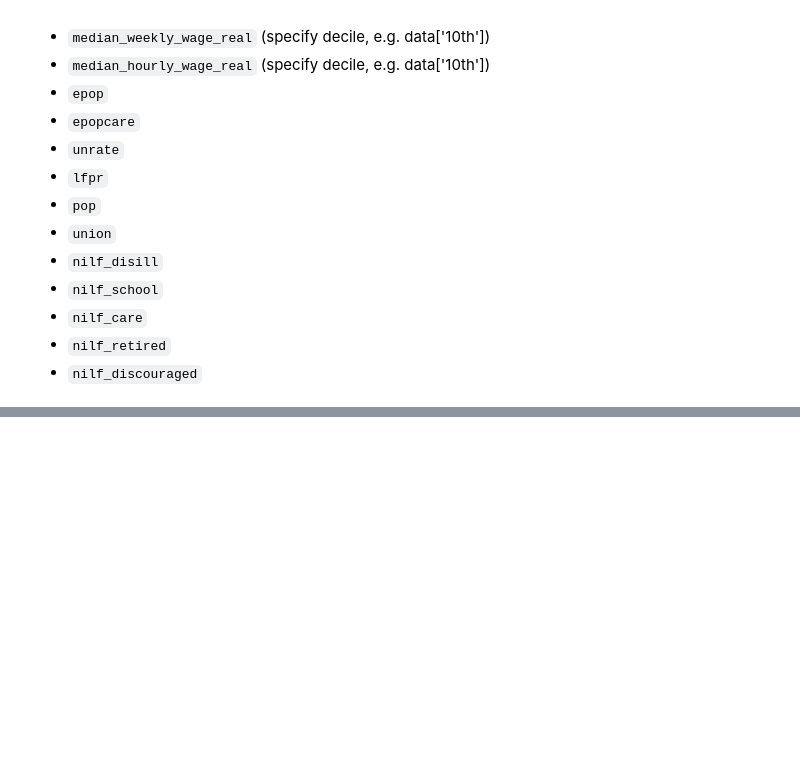
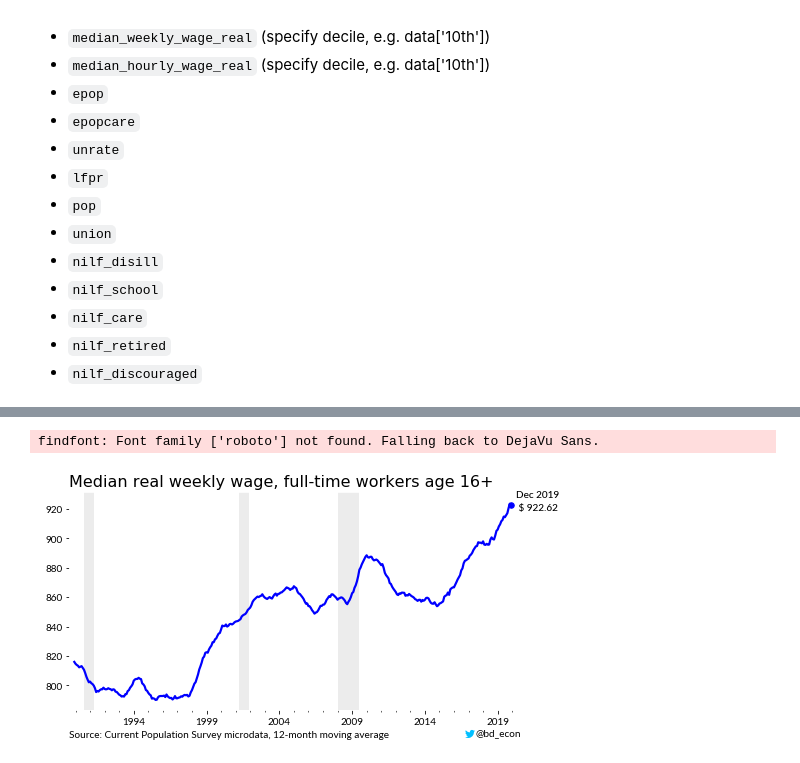
Before and after one commit to bdecon/econ_data, a Jupyter notebook: micro/bd_CPS_grapher.ipynb, the cells around one changed output, grey strips where cells are left out. Drawn from its saved outputs; the diff is of its cells as text; code cells hidden in the pictures; blank space fills up the shorter version.

```diff
--- a/micro/bd_CPS_grapher.ipynb
+++ b/micro/bd_CPS_grapher.ipynb
@@ -410,0 +411,12 @@ labor_mkt_grapher(title, data, 'blue')
+# %%
+# Example 2
+filters = ' WORKFT == 1 and AGE >= 16'
+group = 'full-time workers age 16+'
+calc_type = 'weekly_wage_real'
+decile = 0.5
+title = f'Median real weekly wage, {group}'
+data = data_retriever(filters, calc_type, decile)
+labor_mkt_grapher(title, data, 'blue')
+# %% [output]
+findfont: Font family ['roboto'] not found. Falling back to DejaVu Sans.
+[figure, added]
```
Also changed, not shown: parts of 5 cells of this notebook, 21 other files.
